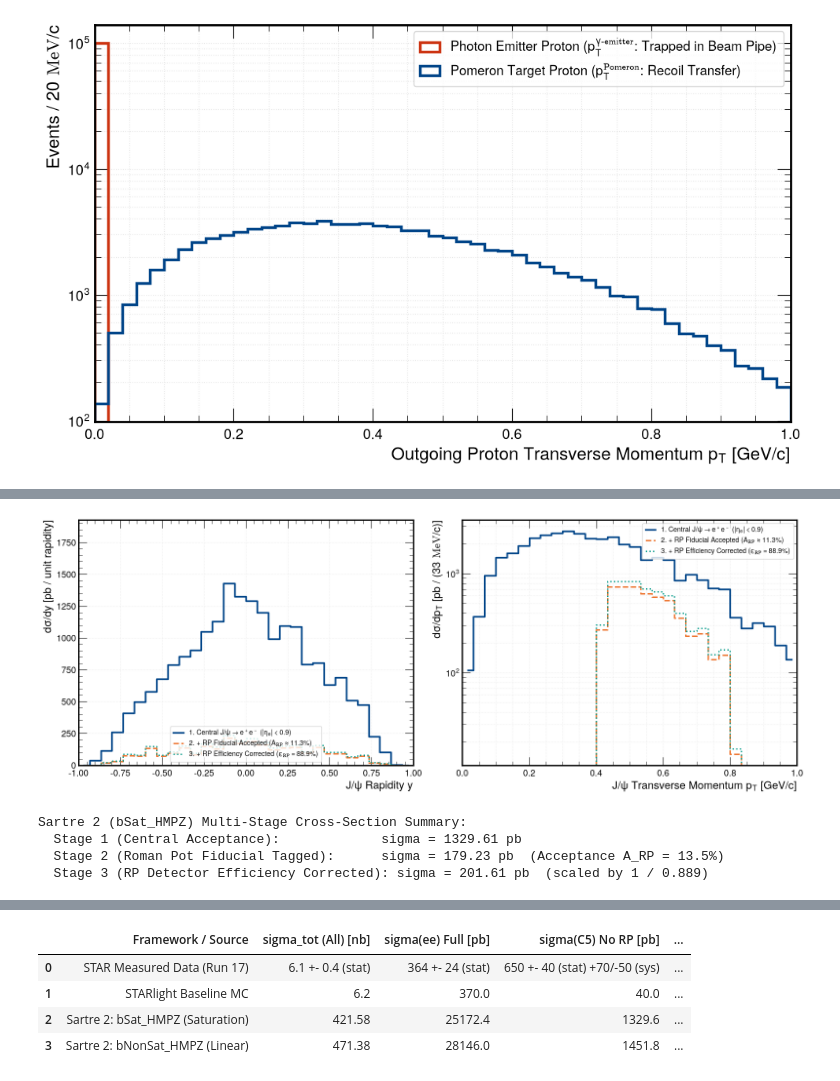
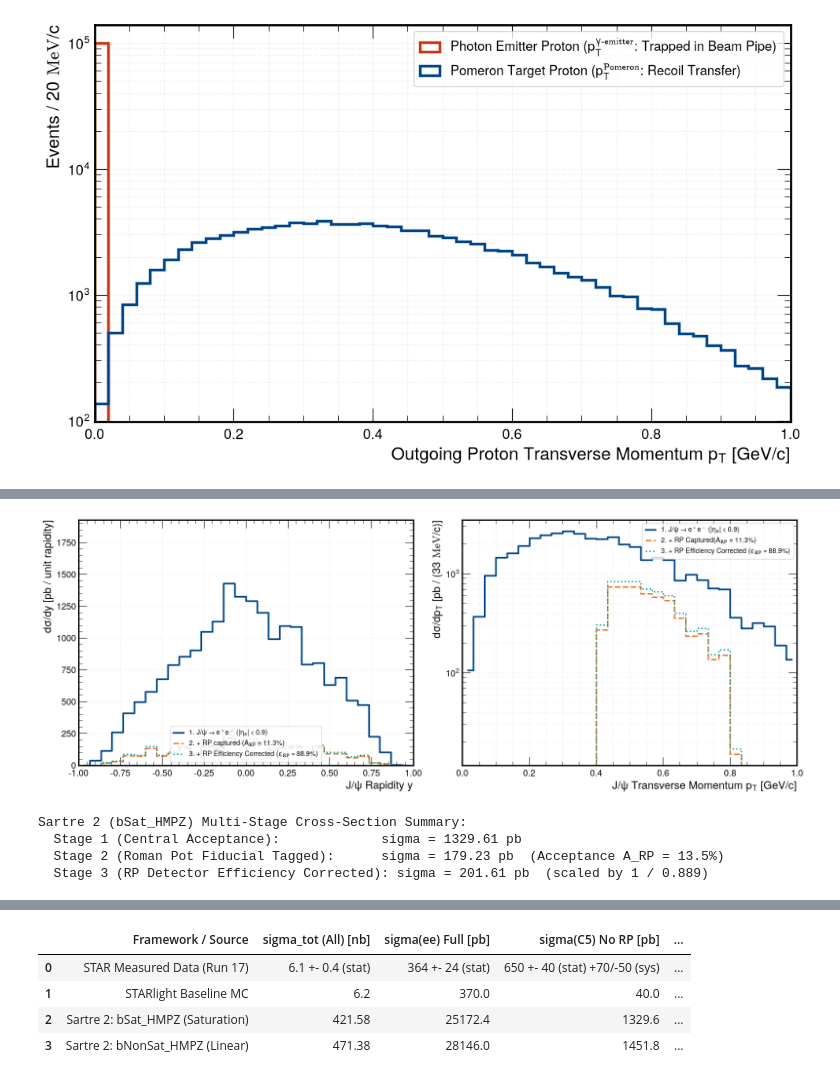
Before and after one commit to TheLittleRock/sartrepp, a Jupyter notebook: book/06_sartre_simulation_and_analysis_benchmarks.ipynb, the cells around one changed output, grey strips where cells are left out. Cells and saved outputs as stored; diff of their text form; code cells hidden in the pictures.

```diff
--- a/book/06_sartre_simulation_and_analysis_benchmarks.ipynb
+++ b/book/06_sartre_simulation_and_analysis_benchmarks.ipynb
@@ -1023,11 +947,11 @@ c_y = 0.5 * (edges_y[1:] + edges_y[:-1])
 
 # Stage 1: Central J/psi candidates
 ax_y.step(c_y, h_cent_y * norm_y_b, where='mid', color='#004488', lw=2.5,
-          label=r'1. Central $J/\psi \rightarrow e^+e^-$ ($|\eta_e| < 0.9$)')
+          label=r'1. $J/\psi \rightarrow e^+e^-$ ($|\eta_e| < 0.9$)')
 
 # Stage 2: Geometric & Kinematic RP Acceptance (Cut F2)
 ax_y.step(c_y, h_tag_y * norm_y_b, where='mid', color='#EE7733', lw=2.2, ls='--',
-          label=r'2. + RP Fiducial Accepted ($A_{\mathrm{RP}} \approx 11.3\%$)')
+          label=r'2. + RP captured ($A_{\mathrm{RP}} \approx 11.3\%$)')
 
 # Stage 3: Roman Pot Detector Efficiency Corrected (scaled by 1 / eps_RP)
 ax_y.step(c_y, (h_tag_y * norm_y_b) / eps_rp, where='mid', color='#009988', lw=2.0, ls=':',
@@ -1051,37 +975,37 @@ c_pt = 0.5 * (edges_pt[1:] + edges_pt[:-1])
 
 # Stage 1: Central J/psi candidates
 ax_pt.step(c_pt, h_cent_pt * norm_pt_b, where='mid', color='#004488', lw=2.5,
-           label=r'1. Central $J/\psi \rightarrow e^+e^-$ ($|\eta_e| < 0.9$)')
+           label=r'1. $J/\psi \rightarrow e^+e^-$ ($|\eta_e| < 0.9$)')
 
 # Stage 2: Geometric & Kinematic RP Acceptance (Cut F2)
 ax_pt.step(c_pt, h_tag_pt * norm_pt_b, where='mid', color='#EE7733', lw=2.2, ls='--',
-           label=r'2. + RP Fiducial Accepted ($A_{\mathrm{RP}} \approx 11.3\%$)')
+           label=r'2. + RP Captured($A_{\mathrm{RP}} \approx 11.3\%$)')
 
 # Stage 3: Roman Pot Detector Efficiency Corrected (scaled by 1 / eps_RP)
 ax_pt.step(c_pt, (h_tag_pt * norm_pt_b) / eps_rp, where='mid', color='#009988', lw=2.0, ls=':',
            label=r'3. + RP Efficiency Corrected ($\varepsilon_{\mathrm{RP}} = 88.9\%$)')
 
 ax_pt.set_yscale('log')
 ax_pt.set_xlabel(r'$J/\psi$ Transverse Momentum $p_T$ [GeV/$c$]')
 ax_pt.set_ylabel(r'$d\sigma / dp_T$ [pb / ($33\text{ MeV}/c$)]')
 ax_pt.legend(loc='upper right', frameon=True, fontsize=10)
 ax_pt.grid(True, which='both', alpha=0.3)
 ax_pt.set_xlim(0.0, 1.0)
 
 plt.tight_layout()
 plt.show()
 
 # Numerical cross-section integrals
 int_cent_b = np.sum(h_cent_y) * (sigma_ee_bsat_pb / N_bsat)
 int_tag_b  = np.sum(h_tag_y) * (sigma_ee_bsat_pb / N_bsat)
 int_corr_b = int_tag_b / eps_rp
 
 print("Sartre 2 (bSat_HMPZ) Multi-Stage Cross-Section Summary:")
 print(f"  Stage 1 (Central Acceptance):             sigma = {int_cent_b:.2f} pb")
 print(f"  Stage 2 (Roman Pot Fiducial Tagged):      sigma = {int_tag_b:.2f} pb  (Acceptance A_RP = {100.0*int_tag_b/int_cent_b:.1f}%)")
 print(f"  Stage 3 (RP Detector Efficiency Corrected): sigma = {int_corr_b:.2f} pb  (scaled by 1 / 0.889)")
 # %% [output]
-[figure, old version]
+[figure, new version]
 Sartre 2 (bSat_HMPZ) Multi-Stage Cross-Section Summary:
   Stage 1 (Central Acceptance):             sigma = 1329.61 pb
   Stage 2 (Roman Pot Fiducial Tagged):      sigma = 179.23 pb  (Acceptance A_RP = 13.5%)
```
Also changed, not shown: parts of 25 cells of this notebook, 1 other file.
